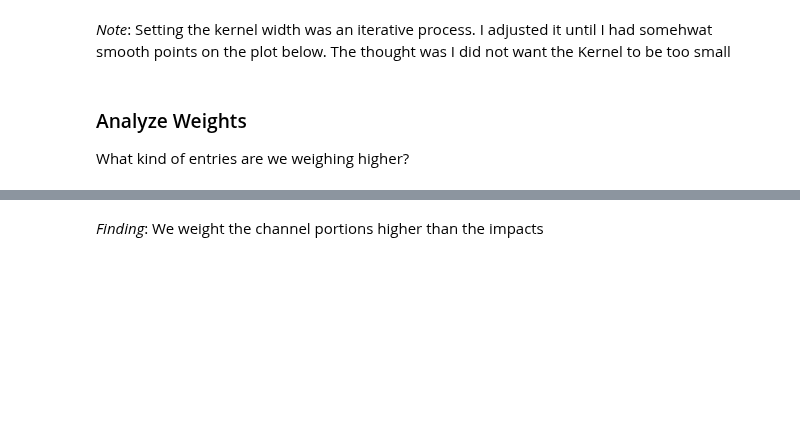
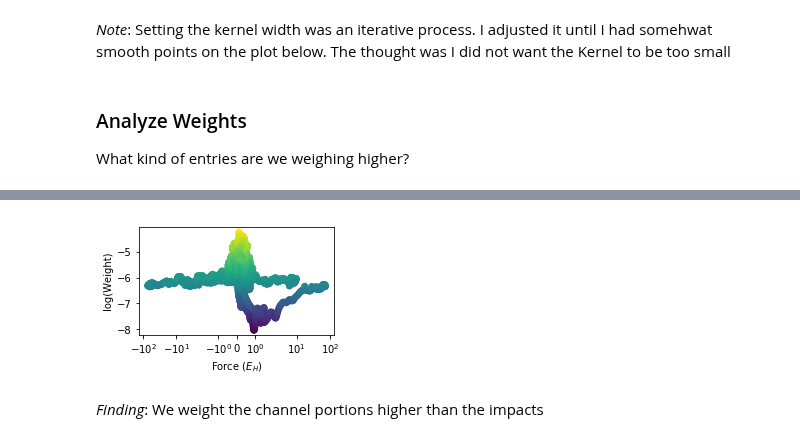
Before and after one commit to globus-labs/stopping-power-ml, a Jupyter notebook: single-velocity/manifold/resampling/0_compute_weights.ipynb, the cells around one changed output, grey strips where cells are left out. Saved outputs shown, nothing was run; the diff lists cells and outputs as text; code cells hidden in the pictures; blank space fills up the shorter version.

```diff
--- a/single-velocity/manifold/resampling/0_compute_weights.ipynb
+++ b/single-velocity/manifold/resampling/0_compute_weights.ipynb
@@ -104,2 +105,14 @@ fig.savefig(os.path.join('figures', 'random-traj-kde-weights.png'), dpi=320)
+# %%
+fig, ax = plt.subplots()
+
+ax.scatter(train_data['force'], np.log10(train_data['kde_weight']), c=np.log10(train_data['kde_weight']))
+
+ax.set_xscale('symlog')
+
+ax.set_xlabel('Force ($E_H$)')
+ax.set_ylabel('log(Weight)')
+fig.set_size_inches(3.5, 2)
+# %% [output]
+[figure, added]
 # %% [markdown]
 *Finding*: We weight the channel portions higher than the impacts
```
Also changed, not shown: parts of 12 cells of this notebook, 3 other files.
